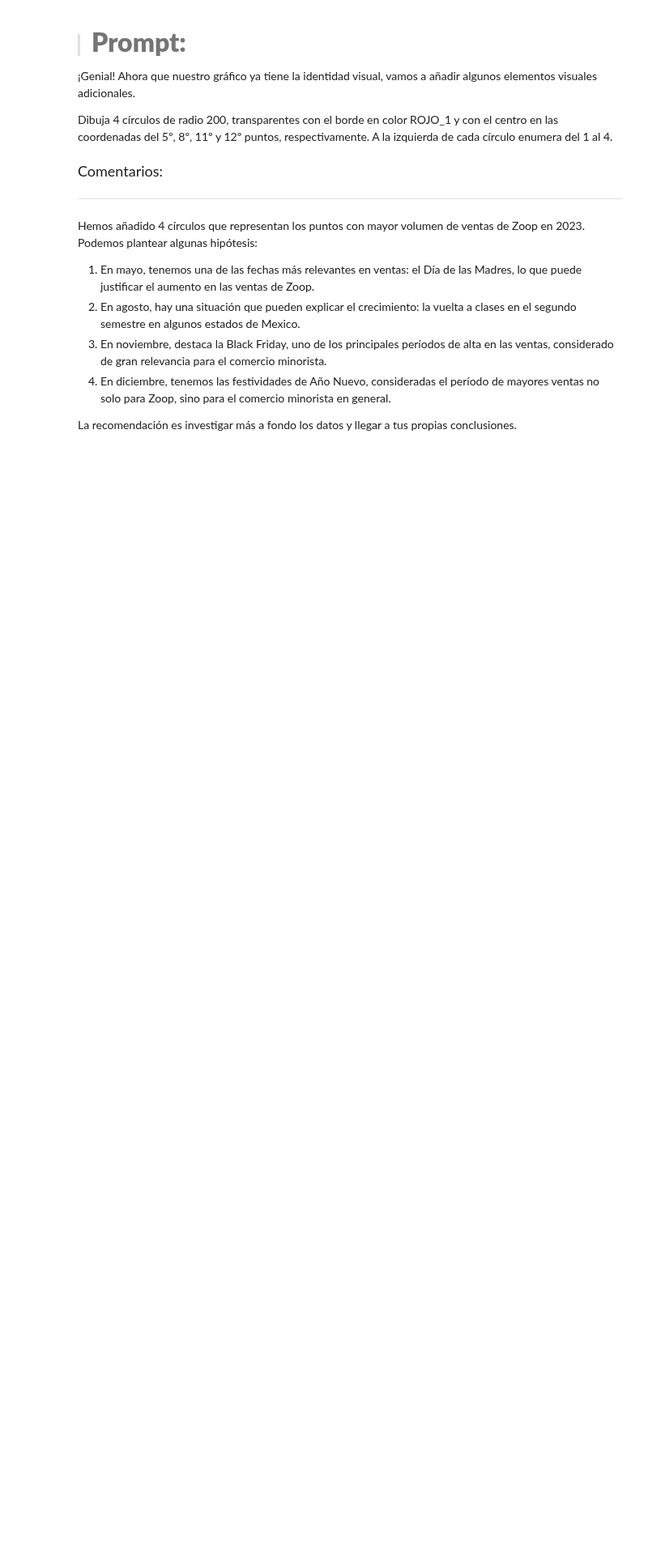
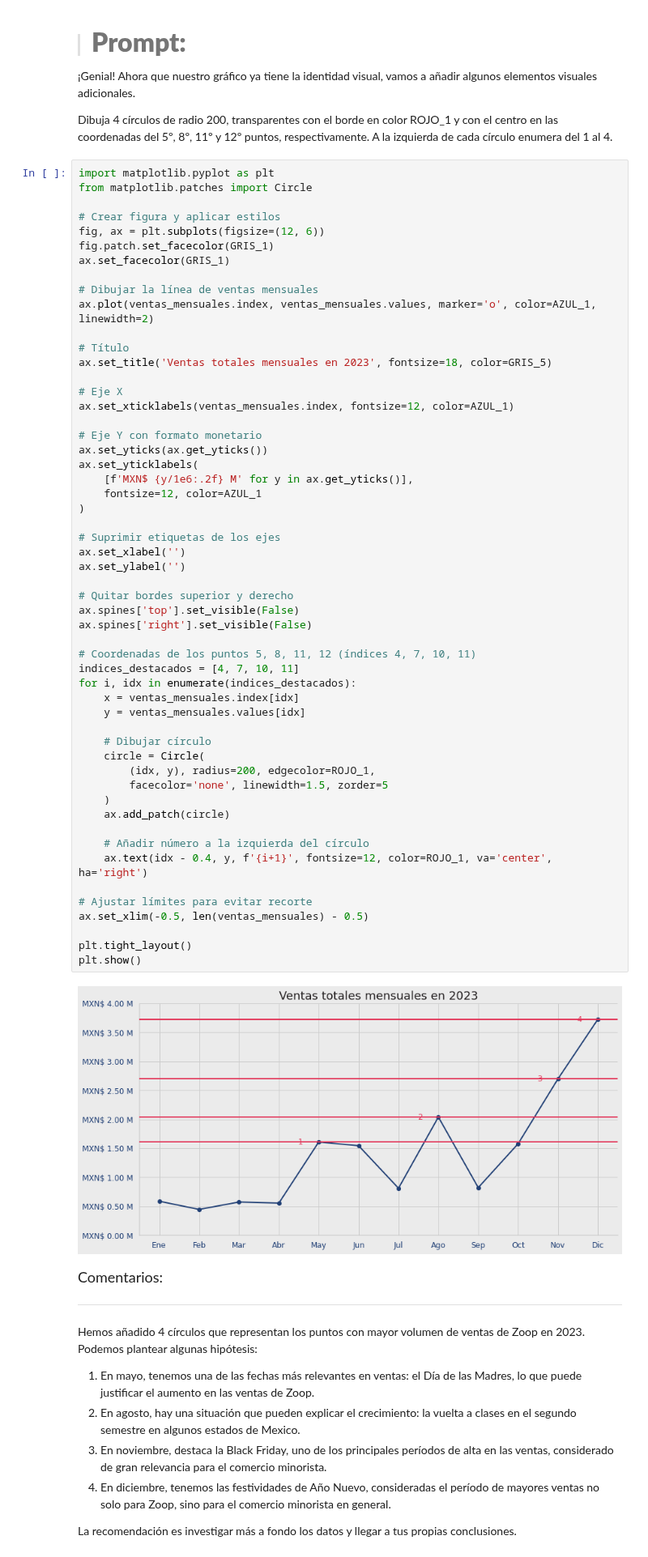
Before and after one commit to jbernalg/ALURA_Data_Science, a Jupyter notebook: ETL/ChatGPT/IA_aplicada_a_ciencia_de_datos.ipynb, the cells around one changed output. Shown at 81% size. Drawn from its saved outputs; the diff is of its cells as text; blank space fills up the shorter version.

```diff
--- a/ETL/ChatGPT/IA_aplicada_a_ciencia_de_datos.ipynb
+++ b/ETL/ChatGPT/IA_aplicada_a_ciencia_de_datos.ipynb
@@ -1348,6 +1413,62 @@ Utiliza las bibliotecas de visualización de datos de Python para crear esta vis
 ¡Genial! Ahora que nuestro gráfico ya tiene la identidad visual, vamos a añadir algunos elementos visuales adicionales.
 
 Dibuja 4 círculos de radio 200, transparentes con el borde en color ROJO_1 y con el centro en las coordenadas del 5º, 8º, 11º y 12º puntos, respectivamente. A la izquierda de cada círculo enumera del 1 al 4.
+# %%
+import matplotlib.pyplot as plt
+from matplotlib.patches import Circle
+
+# Crear figura y aplicar estilos
+fig, ax = plt.subplots(figsize=(12, 6))
+fig.patch.set_facecolor(GRIS_1)
+ax.set_facecolor(GRIS_1)
+
+# Dibujar la línea de ventas mensuales
+ax.plot(ventas_mensuales.index, ventas_mensuales.values, marker='o', color=AZUL_1, linewidth=2)
+
+# Título
+ax.set_title('Ventas totales mensuales en 2023', fontsize=18, color=GRIS_5)
+
+# Eje X
+ax.set_xticklabels(ventas_mensuales.index, fontsize=12, color=AZUL_1)
+
+# Eje Y con formato monetario
+ax.set_yticks(ax.get_yticks())
+ax.set_yticklabels(
+    [f'MXN$ {y/1e6:.2f} M' for y in ax.get_yticks()],
+    fontsize=12, color=AZUL_1
+)
+
+# Suprimir etiquetas de los ejes
+ax.set_xlabel('')
+ax.set_ylabel('')
+
+# Quitar bordes superior y derecho
+ax.spines['top'].set_visible(False)
+ax.spines['right'].set_visible(False)
+
+# Coordenadas de los puntos 5, 8, 11, 12 (índices 4, 7, 10, 11)
+indices_destacados = [4, 7, 10, 11]
+for i, idx in enumerate(indices_destacados):
+    x = ventas_mensuales.index[idx]
+    y = ventas_mensuales.values[idx]
+
+    # Dibujar círculo
+    circle = Circle(
+        (idx, y), radius=200, edgecolor=ROJO_1,
+        facecolor='none', linewidth=1.5, zorder=5
+    )
+    ax.add_patch(circle)
+
+    # Añadir número a la izquierda del círculo
+    ax.text(idx - 0.4, y, f'{i+1}', fontsize=12, color=ROJO_1, va='center', ha='right')
+
+# Ajustar límites para evitar recorte
+ax.set_xlim(-0.5, len(ventas_mensuales) - 0.5)
+
+plt.tight_layout()
+plt.show()
+# %% [output]
+[figure, added]
 # %% [markdown]
 <font color="7b71ff" size=4> Comentarios: </font>
 
```
Also changed, not shown: parts of 2 cells of this notebook.
